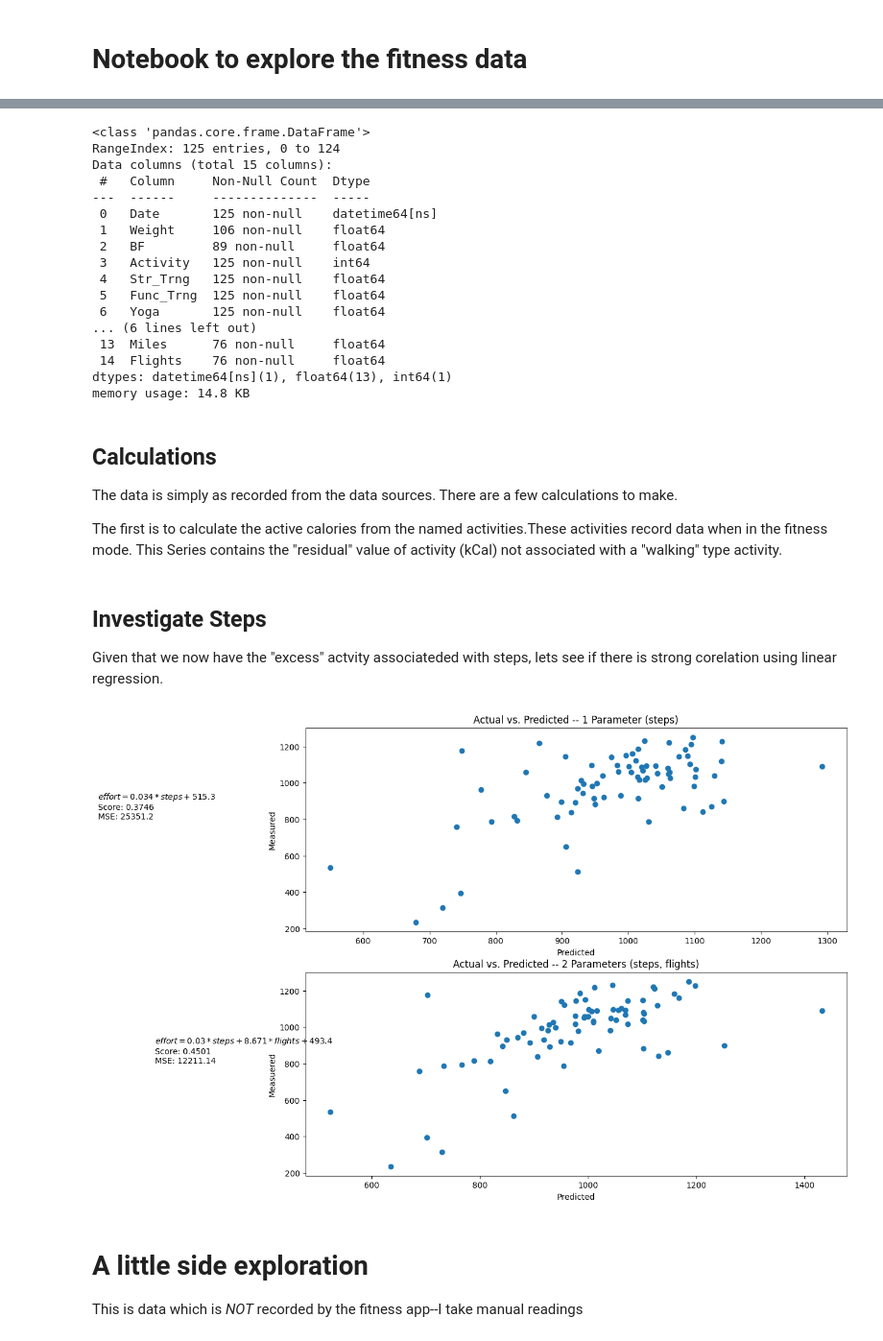
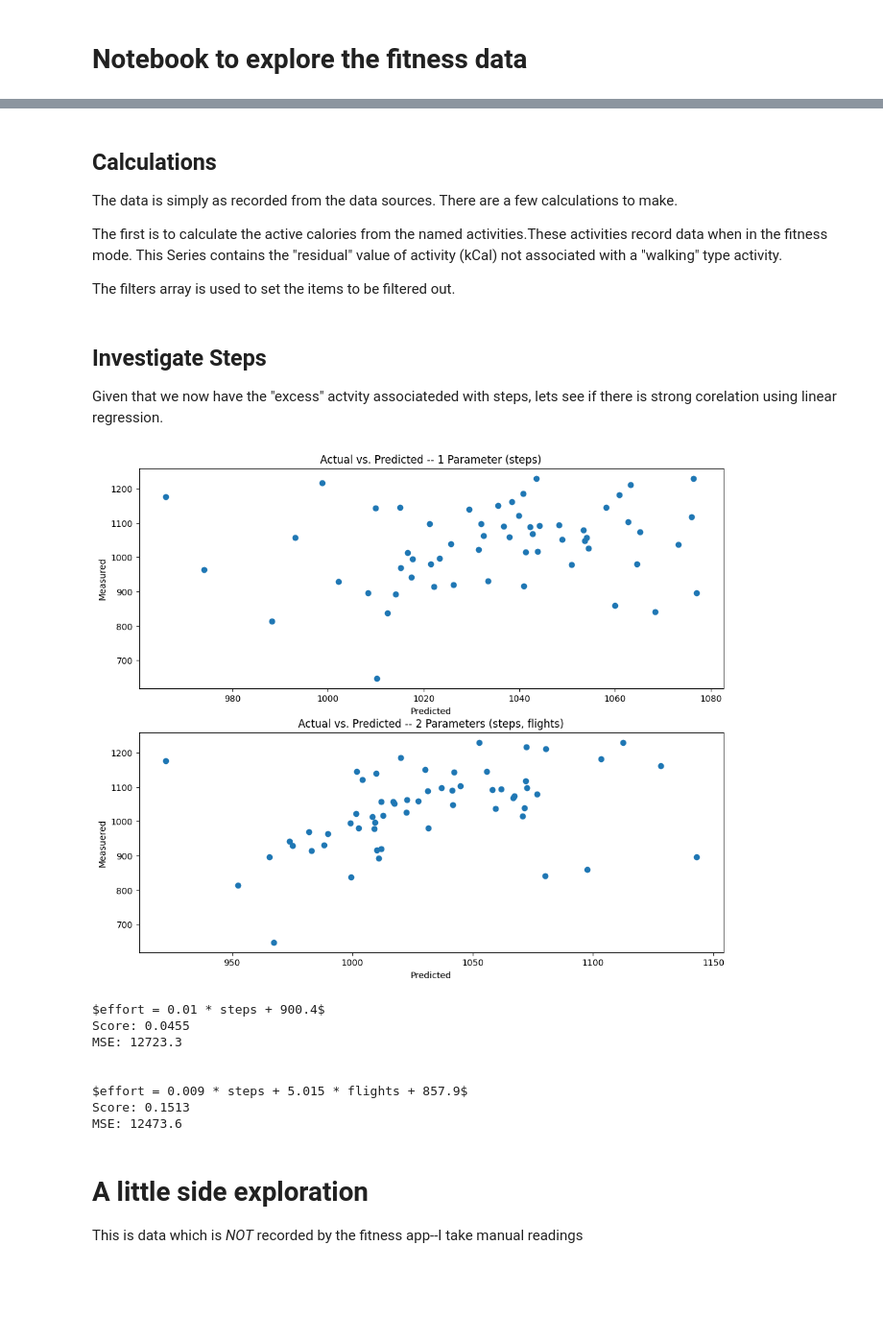
Before and after one commit to eskoviak/pyspark-playground, a Jupyter notebook: Notebooks/Explore Fitness.ipynb, the cells around one changed output, grey strips where cells are left out. Shown at 96% size. Drawn from its saved outputs; the diff is of its cells as text; code cells hidden in the pictures; blank space fills up the shorter version.

```diff
--- a/Notebooks/Explore Fitness.ipynb
+++ b/Notebooks/Explore Fitness.ipynb
@@ -22,31 +22,15 @@ Need to fill the Nan/Blank columns with 0.
 # %%
 values = {"Str_Trng":0, "Func_Trng":0, "Yoga":0, "Run":0, "Walk":0, "Hike":0, "Bike":0,"Other": 0,"Activity":0}
 dtypes = {"Func_Trng":np.float64}
-raw_df = pd.read_excel(data / 'Fitness.xlsx' ,sheet_name='Data', dtype=dtypes).fillna(value=values)
+#raw_df = pd.read_excel('https://storage.cloud.google.com/esc_data_sets/Fitness.xlsx' ,sheet_name='Data', engine='openpyxl',dtype=dtypes).fillna(value=values)
+raw_df = pd.read_excel( data / 'Fitness.xlsx' ,sheet_name='Data', engine='openpyxl', dtype=dtypes).fillna(value=values)
+#raw_df = pd.read_excel( "https://eskoviak-my.sharepoint.com/:x:/g/personal/eskoviak_eskoviak_net/EW_cTMVZ0RBCmkIOVJgV-qsByujbIXsOj8lcj2vxmiPu5w?e=HDXUrc", sheet_name="Data", engine='openpyxl', dtype=dtypes).fillna(value=values)
-# %%
-raw_df.info()
-# %% [output]
-<class 'pandas.core.frame.DataFrame'>
-RangeIndex: 125 entries, 0 to 124
-Data columns (total 15 columns):
- #   Column     Non-Null Count  Dtype
----  ------     --------------  -----
- 0   Date       125 non-null    datetime64[ns]
- 1   Weight     106 non-null    float64
- 2   BF         89 non-null     float64
- 3   Activity   125 non-null    int64
- 4   Str_Trng   125 non-null    float64
- 5   Func_Trng  125 non-null    float64
- 6   Yoga       125 non-null    float64
-... (6 lines left out)
- 13  Miles      76 non-null     float64
- 14  Flights    76 non-null     float64
-dtypes: datetime64[ns](1), float64(13), int64(1)
-memory usage: 14.8 KB
 # %% [markdown]
 ## Calculations
 
 The data is simply as recorded from the data sources. There are a few calculations to make.
 
 The first is to calculate the active calories from the named activities.These activities record data when in the fitness mode.  This Series contains the "residual" value of activity (kCal) not associated with a "walking" type activity.
+
+The filters array is used to set the items to be filtered out.
 # %%
@@ -82,18 +87,18 @@ def predict_y_2P(model : LinearRegression, x_matrix : np.ndarray) -> np.ndarray:
 
     return x_matrix.iloc[:,0]*x1_coeff + x_matrix.iloc[:,1]*x2_coeff + intercept
 # %%
-X = steps_df['Steps'].to_numpy().reshape(-1,1)
+X1 = raw_df['Steps'].to_numpy().reshape(-1,1)
 #y1 = steps_df['Step_Act'].to_numpy()
-y1 = steps_df['Activity'] #.to_numpy()
+y1 = raw_df['Activity'] #.to_numpy()
 
 # Create a linear regression model
 model1 = LinearRegression()
 
 # Fit the model to the data
-model1.fit(X, y1)
+model1.fit(X1, y1)
 
 # Make predictions
-y1_pred = model1.predict(X)
+y1_pred = model1.predict(X1)
 
 # Create the Plots
 fig, axes = plt.subplots(2,1, figsize=(12.0, 10.0))
@@ -101,38 +106,48 @@ fig, axes = plt.subplots(2,1, figsize=(12.0, 10.0))
 
 # Plot the data and the regression line for 1 paramter
 axes[0].set_title('Actual vs. Predicted -- 1 Parameter (steps)')
 axes[0].set_xlabel('Predicted')
 axes[0].set_ylabel('Measured')
 #axes[0].text(450,750, )
 axes[0].scatter(y1_pred, y1)
-axes[0].text(200,800, f'$effort = {np.round(model1.coef_[0],3)} * steps + {np.round(model1.intercept_,1)}$\nScore: {np.round(model1.score(X,y1), 4)}\nMSE: {np.round(mean_squared_error(y1, y1_pred),1)}')
+#axes[0].text(left, top, f'$effort = {np.round(model1.coef_[0],3)} * steps + {np.round(model1.intercept_,1)}$\nScore: {np.round(model1.score(X1,y1), 4)}\nMSE: {np.round(mean_squared_error(y1, y1_pred),1)}')
 
 
 # Prepare data for two parameter analysis
-X2 = steps_df[['Steps', 'Flights']]  # Independent variables
+X2 = raw_df[['Steps', 'Flights']]  # Independent variables
 #y2 = steps_df['Step_Act']
-y2 = steps_df['Activity']
+y2 = raw_df['Activity']
 
 # Split the data into training and testing sets
 X_train, X_test, y_train, y_test = train_test_split(X2, y2, test_size=0.2, random_state=42)# Dependent variable
 
 # Create and fit the model
 model2 = LinearRegression()
 model2.fit(X_train, y_train)
 
 # Make predictions
 y_pred = model2.predict(X_test)
 
 axes[1].set_title('Actual vs. Predicted -- 2 Parameters (steps, flights)')
 axes[1].set_xlabel('Predicted')
 axes[1].set_ylabel('Measuered')
 axes[1].scatter(predict_y_2P(model2, X2), y2)
-axes[1].text(200,800, f'$effort = {np.round(model2.coef_[0],3)} * steps + {np.round(model2.coef_[1],3)} * flights + {np.round(model2.intercept_,1)}$\nScore: {np.round(model2.score(X_train,y_train), 4)}\nMSE: {np.round(mean_squared_error(y_test, y_pred),2)}')
+#axes[1].text(200,800, f'$effort = {np.round(model2.coef_[0],3)} * steps + {np.round(model2.coef_[1],3)} * flights + {np.round(model2.intercept_,1)}$\nScore: {np.round(model2.score(X_train,y_train), 4)}\nMSE: {np.round(mean_squared_error(y_test, y_pred),2)}')
 
 
 plt.show()
+print(f'$effort = {np.round(model1.coef_[0],3)} * steps + {np.round(model1.intercept_,1)}$\nScore: {np.round(model1.score(X1,y1), 4)}\nMSE: {np.round(mean_squared_error(y1, y1_pred),1)}')
+print(f'\n\n$effort = {np.round(model2.coef_[0],3)} * steps + {np.round(model2.coef_[1],3)} * flights + {np.round(model2.intercept_,1)}$\nScore: {np.round(model2.score(X_train,y_train), 4)}\nMSE: {np.round(mean_squared_error(y_test, y_pred),2)}')
 # %% [output]
-[figure, old version]
+[figure, new version]
+$effort = 0.01 * steps + 900.4$
+Score: 0.0455
+MSE: 12723.3
+
+
+$effort = 0.009 * steps + 5.015 * flights + 857.9$
+Score: 0.1513
+MSE: 12473.6
 # %% [markdown]
 # A little side exploration
 
```
Also changed, not shown: parts of 3 cells of this notebook.
